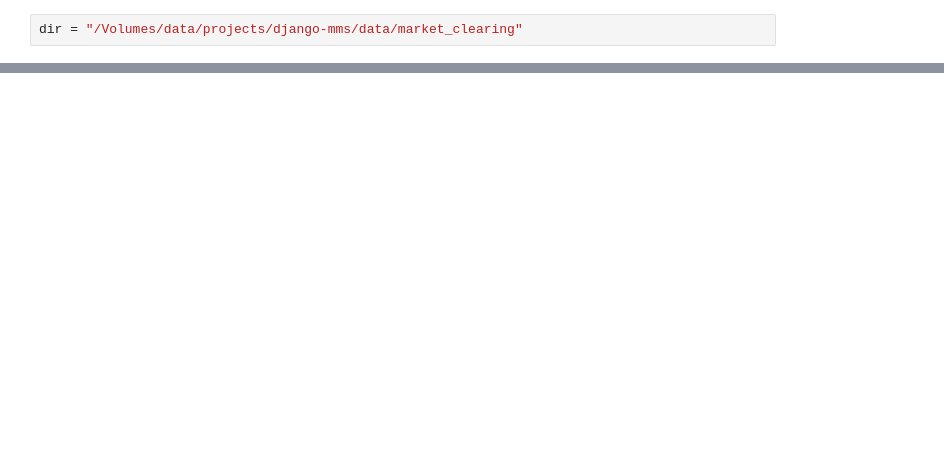
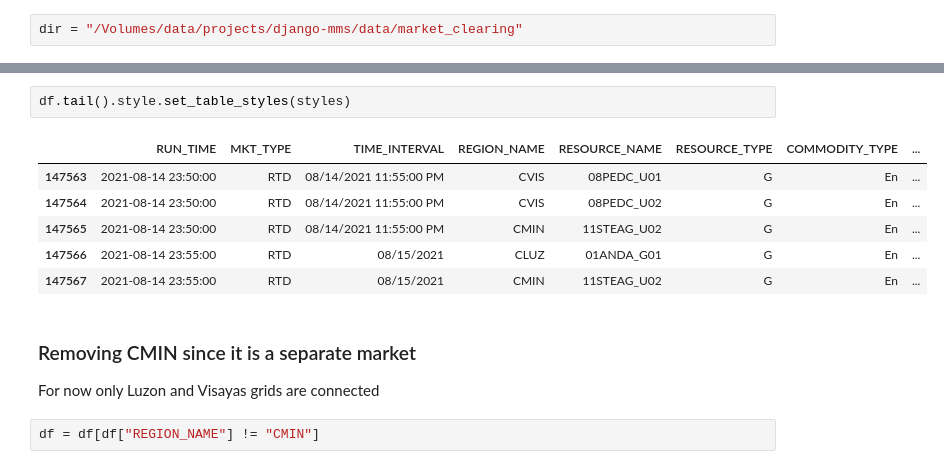
Before and after one commit to emmandecena/jpbook, a Jupyter notebook: book/_build/html/_sources/docs/datasets/philenergy/dataclearingprice.ipynb, the cells around one changed output, grey strips where cells are left out. Saved outputs shown, nothing was run; the diff lists cells and outputs as text; blank space fills up the shorter version.

```diff
--- a/book/_build/html/_sources/docs/datasets/philenergy/dataclearingprice.ipynb
+++ b/book/_build/html/_sources/docs/datasets/philenergy/dataclearingprice.ipynb
@@ -29,0 +70,14 @@ dir = "/Volumes/data/projects/django-mms/data/market_clearing"
+# %%
+df.tail().style.set_table_styles(styles)
+# %% [output]
+|  | RUN_TIME | MKT_TYPE | TIME_INTERVAL | REGION_NAME | RESOURCE_NAME | RESOURCE_TYPE | COMMODITY_TYPE | ... |
+| 147563 | 2021-08-14 23:50:00 | RTD | 08/14/2021 11:55:00 PM | CVIS | 08PEDC_U01 | G | En | ... |
+| 147564 | 2021-08-14 23:50:00 | RTD | 08/14/2021 11:55:00 PM | CVIS | 08PEDC_U02 | G | En | ... |
+| 147565 | 2021-08-14 23:50:00 | RTD | 08/14/2021 11:55:00 PM | CMIN | 11STEAG_U02 | G | En | ... |
+| 147566 | 2021-08-14 23:55:00 | RTD | 08/15/2021 | CLUZ | 01ANDA_G01 | G | En | ... |
+| 147567 | 2021-08-14 23:55:00 | RTD | 08/15/2021 | CMIN | 11STEAG_U02 | G | En | ... |
+# %% [markdown]
+### Removing CMIN since it is a separate market
+For now only Luzon and Visayas grids are connected
+# %%
+df = df[df["REGION_NAME"] != "CMIN"]
```
Also changed, not shown: parts of 25 cells of this notebook, 16 other files.
